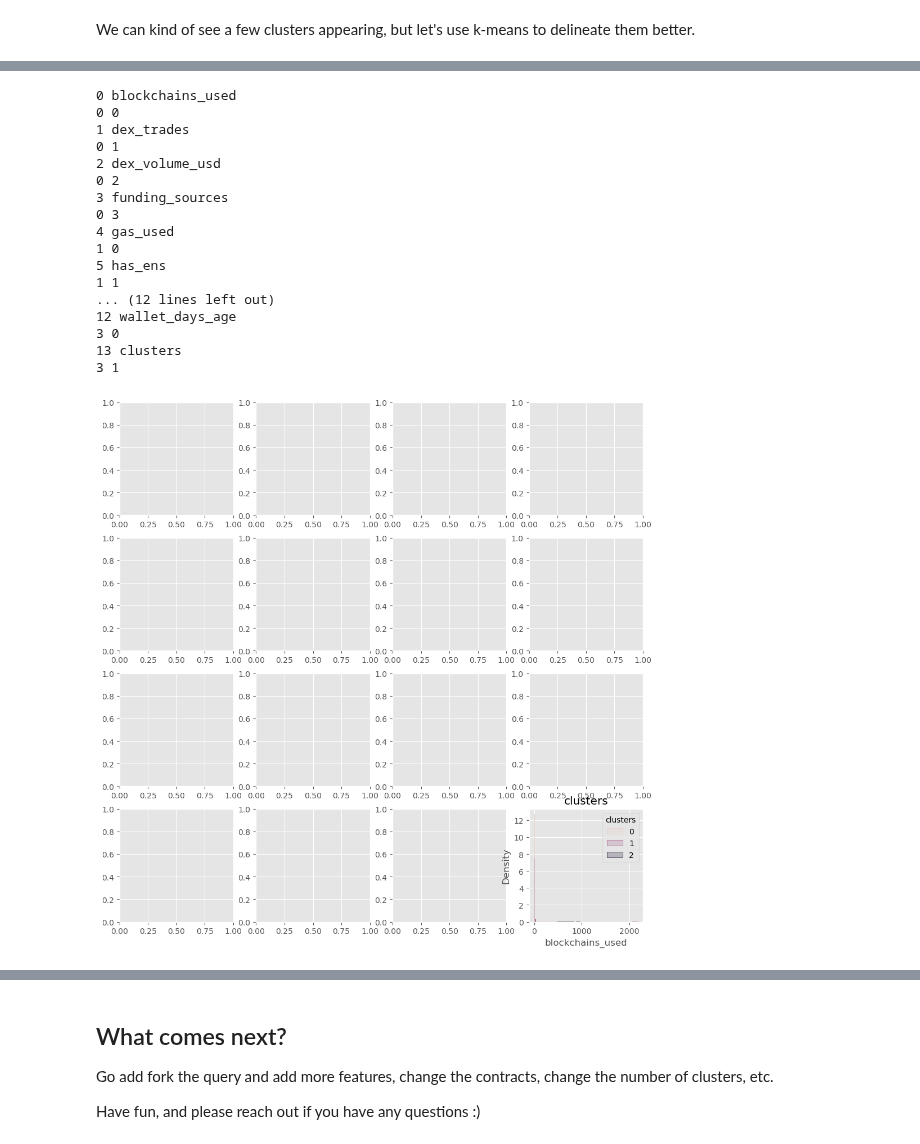
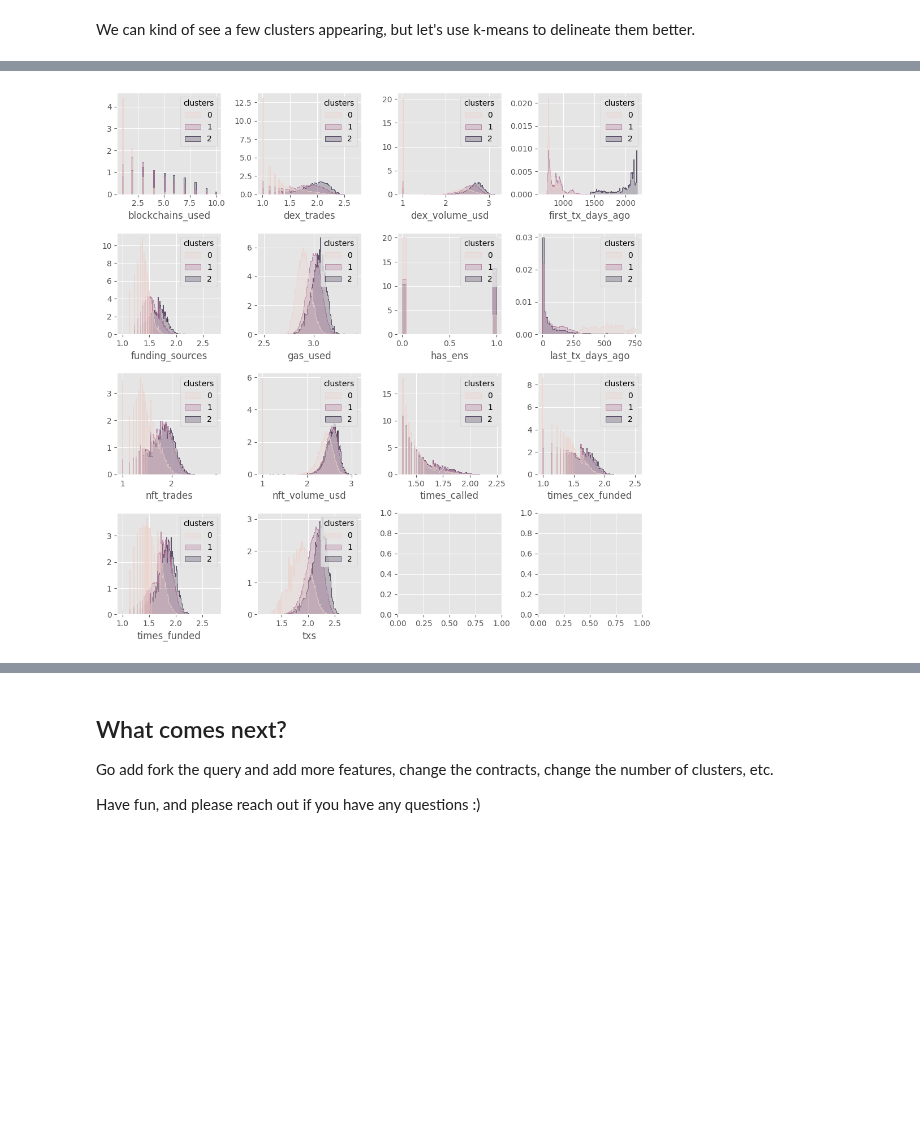
Before and after one commit to duneanalytics/dune-client, a Jupyter notebook: examples/Protocol and Chain Wallet Clustering.ipynb, the cells around one changed output, grey strips where cells are left out. Saved outputs shown, nothing was run; the diff lists cells and outputs as text; code cells hidden in the pictures; blank space fills up the shorter version.

Commit message:
clustering

```diff
--- a/examples/Protocol and Chain Wallet Clustering.ipynb
+++ b/examples/Protocol and Chain Wallet Clustering.ipynb
@@ -44,14 +44,14 @@ query = QueryBase(
     params=[
         QueryParameter.text_type(name="blockchain", value="ethereum"),
         QueryParameter.number_type(name="minimum calls", value=5),
-        QueryParameter.date_type(name="month", value="2023-09-01 00:00:00"),
+        QueryParameter.date_type(name="month", value="2021-09-01 00:00:00"),
     ],
 )
 
 dune = DuneClient.from_env()
 # results = dune.run_query(query) #does a fresh run of the query, default is on medium engine.
 
-results = dune.get_latest_result(3070841, max_age_hours=8) #use this to get results from the last run, instead of re-running it
+results = dune.get_latest_result(query, max_age_hours=8) #use this to get results from the last run, instead of re-running it
 query_result = pd.DataFrame(results.result.rows)
 query_result.head(1)
 # %% [output]
@@ -101,6 +101,7 @@ plt.show()
 There are clearly some wild outliers in many of these features, so we will need to take the log transform of some of these values
 # %%
 query_result_tf = query_result
+query_result_tf.dropna(inplace=True)
 
 log_transform_columns = ['dex_trades', 'dex_volume_usd', 'funding_sources',
        'gas_used', 'nft_trades', 'nft_volume_usd', 'times_called',
@@ -109,7 +110,7 @@ log_transform_columns = ['dex_trades', 'dex_volume_usd', 'funding_sources',
 query_result_tf[log_transform_columns] = query_result_tf[log_transform_columns].applymap(lambda x: np.log1p(x + 1))
 
 #let's plot again
-fig, ax = plt.subplots(1, 1, figsize=(12, 12))
+fig, ax = plt.subplots(1, 1, figsize=(10, 10))
 ax.grid(False)
 query_result.hist(bins=25, ax=ax)
 plt.show()
@@ -179,40 +181,26 @@ plt.show()
 # %%
 df_filtered["clusters"] = y_pred
 
-fig, ax = plt.subplots(4, 4, figsize=(12, 12))
+fig, ax = plt.subplots(4, 4, figsize=(10, 10))
 
 x=0
 y=0
-for idx, column in enumerate(df_filtered.columns):
-    print(idx, column)
-    print(x,y)
-    ax[x,y] = sns.histplot(
+for idx, column in enumerate(df_filtered.columns[:-1]):
+    # print(idx, column)
+    # print(x,y)
+    sns.histplot(
         df_filtered, x=column, hue="clusters", element="step",
-        stat="density", common_norm=False
-    ).set(title = column)
+        stat="density", common_norm=False, ax = ax[x,y]
+    )
+    # ax[x,y].set_title(column,fontweight="bold", size=10)
+    ax[x,y].set_ylabel('')
     if y == 3:
         y = 0
         x+=1
     else:
         y+=1
 
+plt.tight_layout()
 plt.show()
 # %% [output]
-0 blockchains_used
-0 0
-1 dex_trades
-0 1
-2 dex_volume_usd
-0 2
-3 funding_sources
-0 3
-4 gas_used
-1 0
-5 has_ens
-1 1
-... (12 lines left out)
-12 wallet_days_age
-3 0
-13 clusters
-3 1
-[figure, old version]
+[figure, new version]
```
Also changed, not shown: parts of 11 cells of this notebook.
